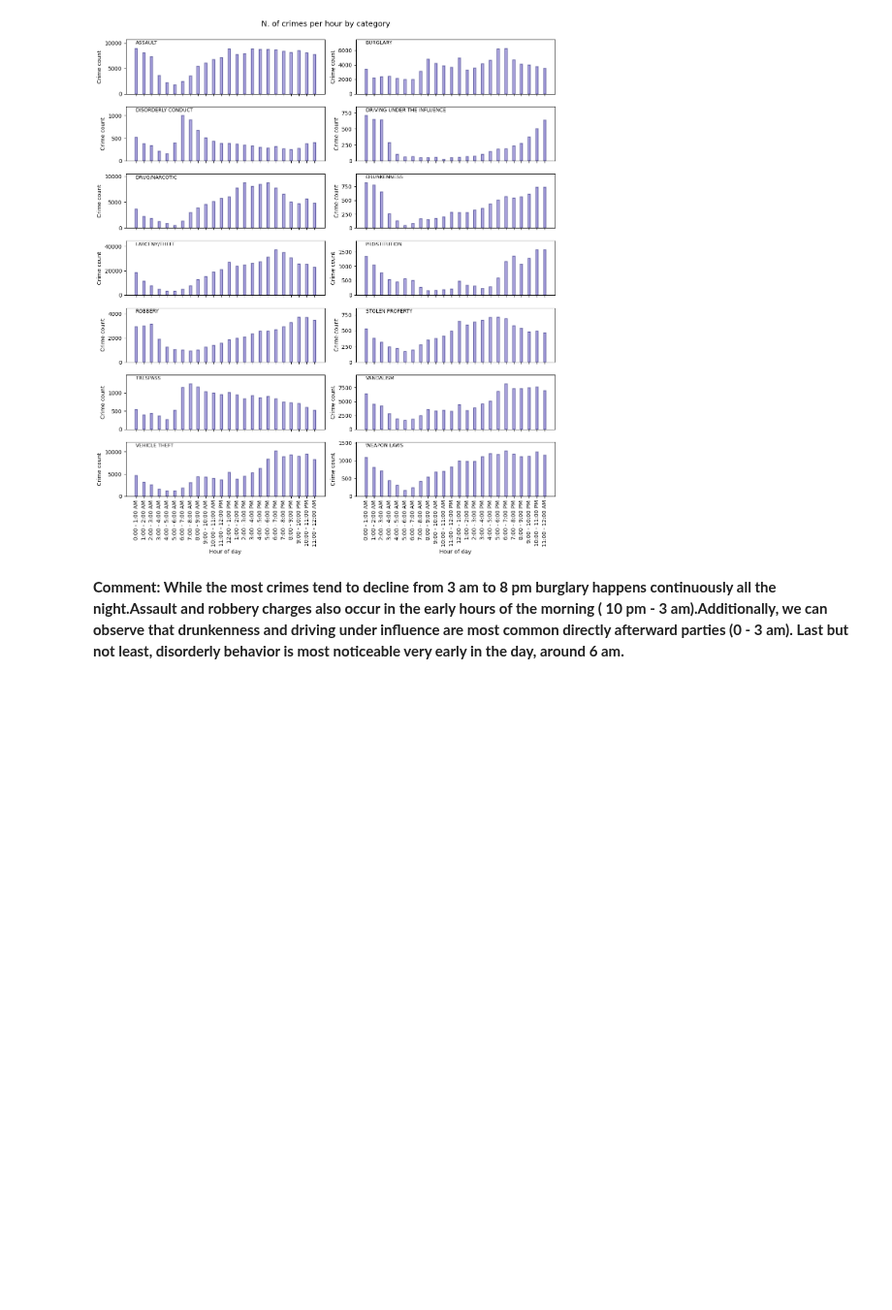
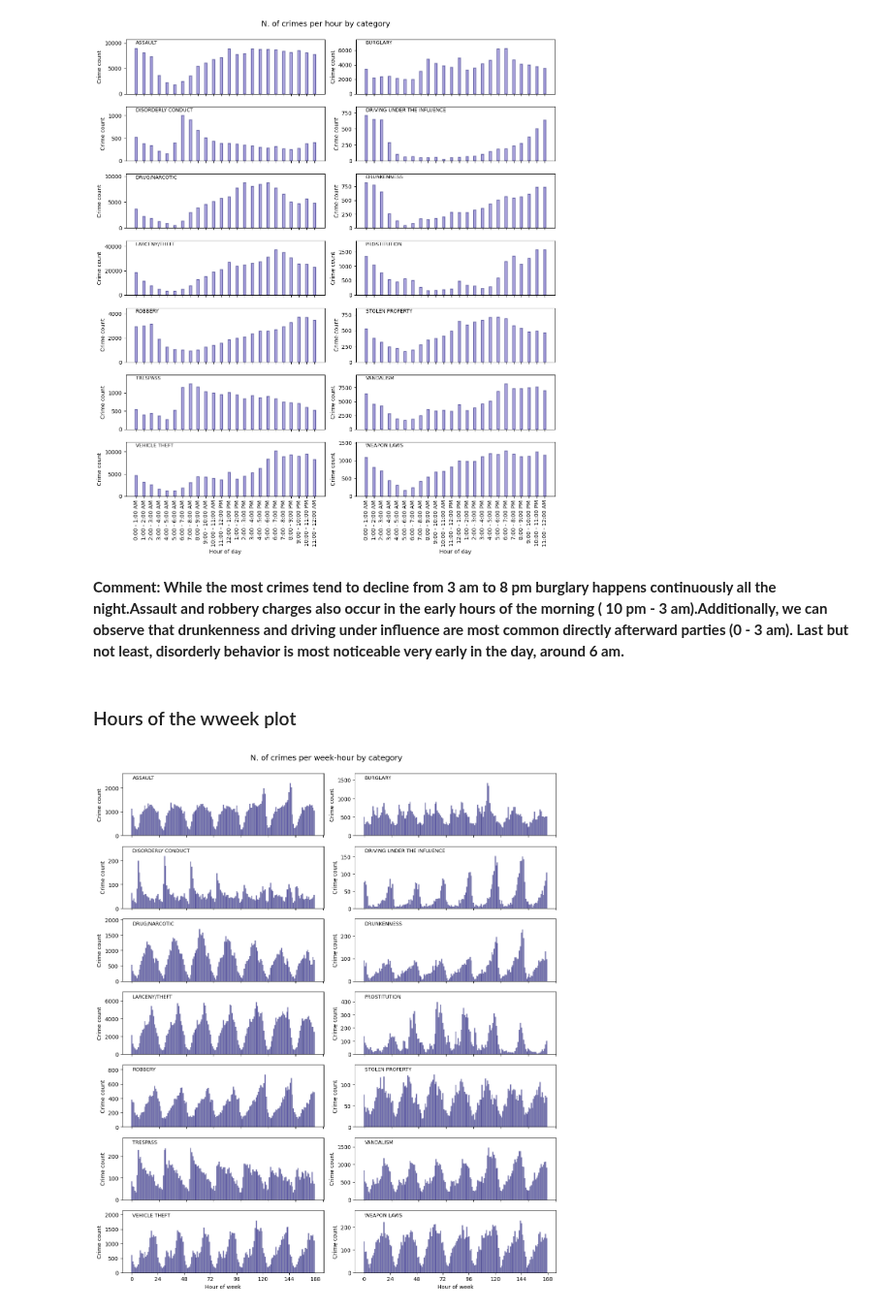
Before and after one commit to vivivaradi/socialdata2023, a Jupyter notebook: weeks/1-4/Week2_Thomas.ipynb, the cells around one changed output. Shown at 97% size. Saved outputs shown, nothing was run; the diff lists cells and outputs as text; code cells hidden in the pictures; blank space fills up the shorter version.

Commit message:
hours of week plot

```diff
--- a/weeks/1-4/Week2_Thomas.ipynb
+++ b/weeks/1-4/Week2_Thomas.ipynb
@@ -286,3 +286,43 @@ for i, crime in enumerate(group_hour):
 [figure]
 # %% [markdown]
 **Comment: While the most crimes tend to decline from 3 am to 8 pm burglary happens continuously all the night.Assault and robbery charges also occur in the early hours of the morning ( 10 pm - 3 am).Additionally, we can observe that drunkenness and driving under influence are most common directly afterward parties (0 - 3 am). Last but not least, disorderly behavior is most noticeable very early in the day, around 6 am.**
+# %% [markdown]
+### Hours of the wweek plot
+# %%
+hour_of_week = df['Time'].apply(lambda x: int(x.split(':')[0])) + pd.to_datetime(df.Date).dt.day_of_week  * 24
+group_hour_of_week = df[df.Category.isin(focuscrimes)].groupby([hour_of_week, 'Category']).size().unstack()
+# %%
+fig = plt.figure(figsize = (12, 15))
+# Plot Title
+
+for i, crime in enumerate(group_hour_of_week):
+    #Creating a subplot spaceholder
+    ax = fig.add_subplot(7, 2, i+1)
+
+    # Plot values and attributes
+    plt.bar(group_hour_of_week.index, group_hour_of_week[crime],width=0.3, color = 'slateblue', alpha = 0.5, edgecolor = "midnightblue", linewidth = 1.7)
+
+    # Set subplots titles
+    ax.set_title(group_hour_of_week.columns[i], x = 0.05, y = 0.85, loc = 'left', fontsize = 9)  # set indentation 'left' and x, y added/subtracted, compared to the default values
+
+    # X-axis ticks
+    if i < (len(focuscrimes)-2):   # If the plot is not on the last row, don't show its x-axis ticks
+        ax.set_xticklabels(' ')
+    else:
+        plt.xticks(ticks=range(0, len(group_hour_of_week)+1, 24))
+
+    # X-axis labels
+    if i >= (len(focuscrimes)-2):  # If plot is not on the last row, don't show its x-axis label
+        plt.xlabel('Hour of week')
+
+    # Y-axis labels
+    ax.set_ylabel('Crime count')
+
+    # Set y limits
+    ax.set_ylim(0, group_hour_of_week[crime].max() * 1.2)
+
+    fig.suptitle('N. of crimes per week-hour by category', y = 0.95, fontsize = 14)
+
+    fig.tight_layout(rect=[0, 0.03, 1, 0.95])
+# %% [output]
+[figure, added]
```
Also changed, not shown: parts of 1 cell of this notebook.
